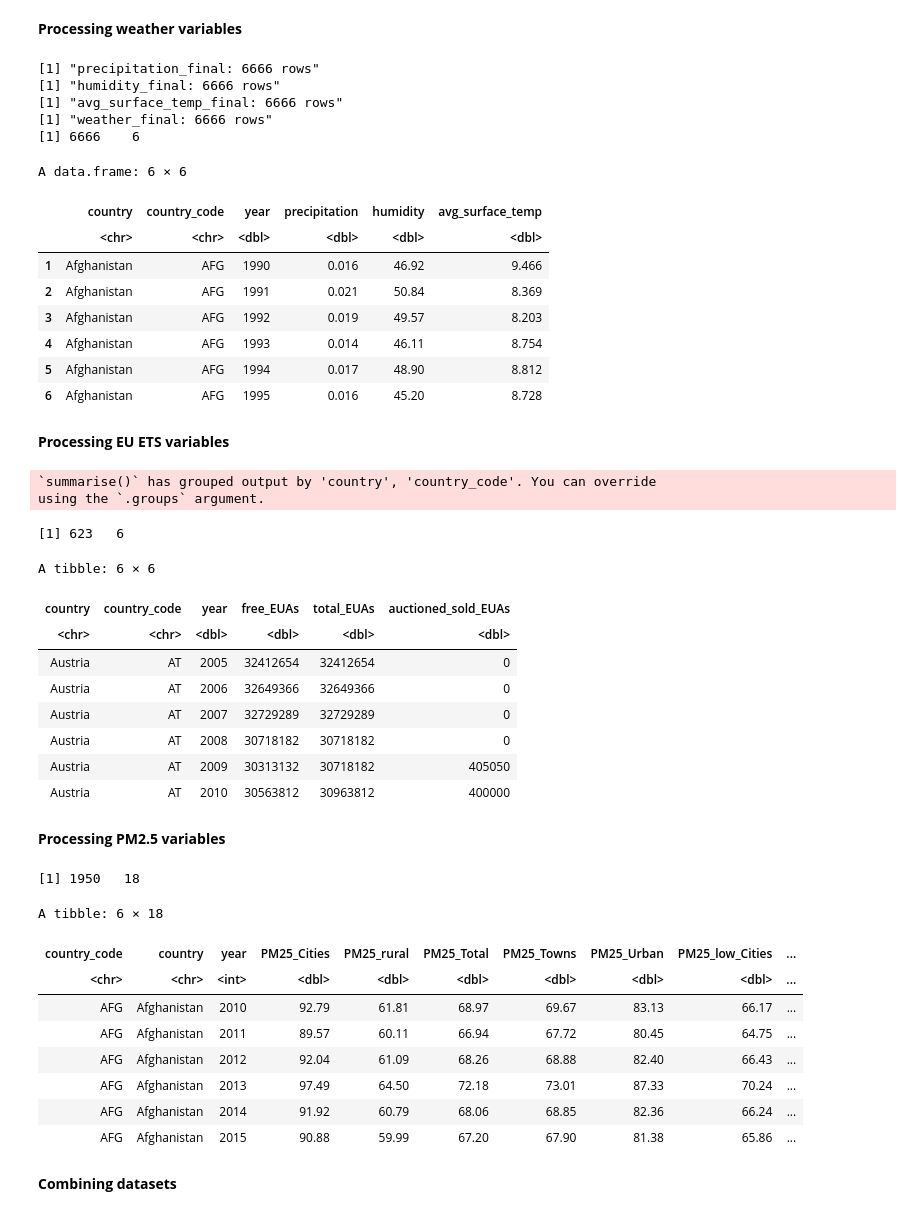
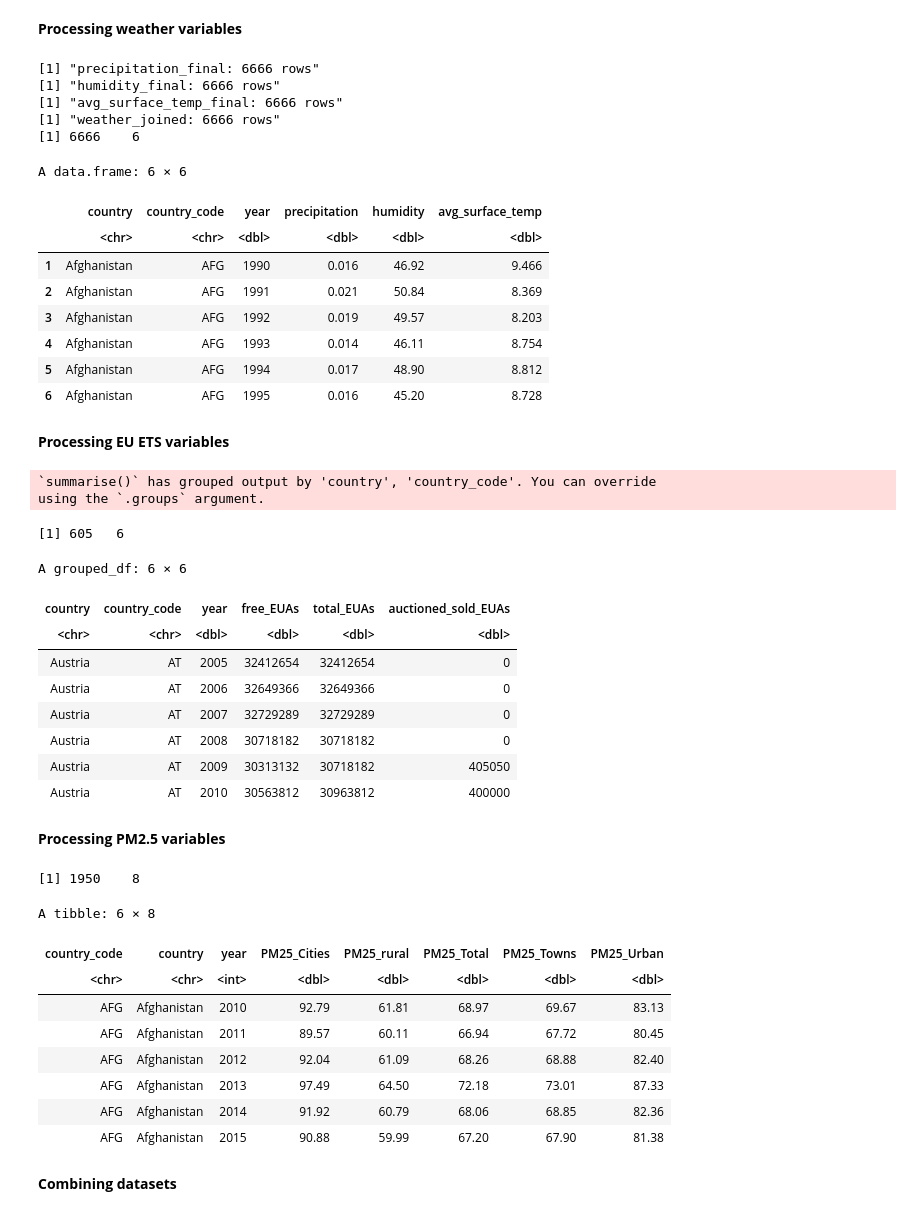
Before and after one commit to huseyinpolat-ds/UW_WNE_DSBA_Master_Thesis_437969, a Jupyter notebook: Thesis_EDA.ipynb, the cells around one changed output. Cells and saved outputs as stored; diff of their text form; code cells hidden in the pictures.

```diff
--- a/Thesis_EDA.ipynb
+++ b/Thesis_EDA.ipynb
@@ -72,19 +107,19 @@ precipitation_raw = read_csv("Data\\Weather\\GDL-Total-Yearly-Precipitation-data
 humidity_raw = read_csv("Data\\Weather\\GDL-Yearly-Average-Relative-Humidity-data.csv", col_types = cols())
 avg_surface_temp_raw = read_csv("Data\\Weather\\GDL-Yearly-Average-Surface-Temperature-(ºC)-data.csv", col_types = cols())
 # Common fuction to melt and clean weather datasets
-clean_weather_datasets <- function (all_indicators, measure) {
+clean_weather_datasets <- function (df, measure) {
     # Melt dataset to put years to rows
-    all_indicators_melted <- melt(all_indicators, id.vars = c("Country", "Continent", "ISO_Code", "Level", "GDLCODE", "Region"),
+    df_melted <- melt(df, id.vars = c("Country", "Continent", "ISO_Code", "Level", "GDLCODE", "Region"),
                     variable.name = "Year", value.name = "Value")
     # Convert the 'Value' column to numeric, coerce errors
-    all_indicators_melted[measure] <- as.numeric(all_indicators_melted$Value)
+    df_melted[measure] <- as.numeric(df_melted$Value)
     # Clean and convert the 'Year' column to numeric
-    all_indicators_melted$Year <- as.numeric(as.character(all_indicators_melted$Year))
+    df_melted$Year <- as.numeric(as.character(df_melted$Year))
     # Drop NAs
-    all_indicators_final <- na.omit(all_indicators_melted)
+    df_final <- na.omit(df_melted)
     # Drop unnecassary columns
     cols_to_drop <- c("Continent", "Level", "GDLCODE", "Region", "Value")
-    all_indicators_final <- df_final %>% select(-one_of(cols_to_drop))
+    df_final <- df_final %>% select(-one_of(cols_to_drop))
     # Rename columns
     df_final <- df_final %>%
         rename(!!!setNames(c("Country", "ISO_Code", "Year"), c("country", "country_code", "year")))
@@ -100,12 +135,26 @@ print(paste0("precipitation_final: " ,dim(precipitation_final)[1], " rows"))
 print(paste0("humidity_final: " ,dim(humidity_final)[1], " rows"))
 print(paste0("avg_surface_temp_final: " ,dim(avg_surface_temp_final)[1], " rows"))
 # Inner join precipitation, humidity and avg surface temperature datasets
-weather_final <- inner_join(precipitation_final, humidity_final, by = c("country", "country_code", "year")) %>%
+weather_joined <- inner_join(precipitation_final, humidity_final, by = c("country", "country_code", "year")) %>%
              inner_join(avg_surface_temp_final, by = c("country", "country_code", "year"))
 # Check dimensions after inner join
-print(paste0("weather_final: " ,dim(weather_final)[1], " rows"))
+print(paste0("weather_joined: " ,dim(weather_joined)[1], " rows"))
+# Remap country codes to right names and remove duplication on country names
+country_remap = c(
+  "REU" = "Réunion", # Country was France
+  "GUF" = "French Guiana", # Country was France
+  "MYT" = "Mayotte", # Country was France
+  "TWN" = "Taiwan", # Country was China
+  "Z06" = "Unknown1", # Country was Pakistan
+  "PRK" = "Unknown2" # Country was Pakistan
+)
+# Apply the country remap to the country column based on matches with country_code
+weather_joined_mapped <- weather_joined %>%
+  mutate(country = if_else(country_code %in% names(country_remap),
+                           country_remap[country_code],
+                           country))
 # Sort dataset
-weather_final <- weather_final %>% arrange(country, year)
+weather_final <- weather_joined_mapped %>% arrange(country, year)
 # Check dataset
 print(dim(weather_final))
 head(weather_final)
@@ -113,7 +162,7 @@ head(weather_final)
 [1] "precipitation_final: 6666 rows"
 [1] "humidity_final: 6666 rows"
 [1] "avg_surface_temp_final: 6666 rows"
-[1] "weather_final: 6666 rows"
+[1] "weather_joined: 6666 rows"
 [1] 6666    6
 A data.frame: 6 × 6
 |  | country | country_code | year | precipitation | humidity | avg_surface_temp |
@@ -175,7 +224,7 @@ eu_ets_wide$free_EUAs <- eu_ets_wide$free_EUAs + eu_ets_wide$free_correction_EUA
 eu_ets_wide$free_correction_EUAs <- NULL
 # Rename Northen Ireland to UK
 eu_ets_wide$country <- ifelse(eu_ets_wide$country %in% c("United Kingdom (excl. NI)", "Northern Ireland"), "United Kingdom", eu_ets_wide$country)
-eu_ets_wide$country_code <- ifelse(eu_ets_wide$country %in% c("United Kingdom (excl. NI)", "Northern Ireland"), "UK", eu_ets_wide$country_code)
+eu_ets_wide$country_code <- ifelse(eu_ets_wide$country == "United Kingdom", "UK", eu_ets_wide$country_code)
 # Aggregate Northen Ireland to UK
 eu_ets_final <- eu_ets_wide %>%
   group_by(country, country_code, year) %>%
@@ -185,15 +234,15 @@ eu_ets_final <- eu_ets_wide %>%
     auctioned_sold_EUAs = sum(auctioned_sold_EUAs)
   )
 # Sort dataset by country and year
-eu_ets_final <- eu_ets_wide %>% arrange(country, year)
+eu_ets_final <- eu_ets_final %>% arrange(country, year)
 # Check dataset
 print(dim(eu_ets_final))
 head(eu_ets_final)
 # %% [output]
 `summarise()` has grouped output by 'country', 'country_code'. You can override
 using the `.groups` argument.
-[1] 623   6
+[1] 605   6
-A tibble: 6 × 6
+A grouped_df: 6 × 6
 | country | country_code | year | free_EUAs | total_EUAs | auctioned_sold_EUAs |
 | <chr> | <chr> | <dbl> | <dbl> | <dbl> | <dbl> |
 | Austria | AT | 2005 | 32412654 | 32412654 | 0 |
@@ -207,35 +256,35 @@ A tibble: 6 × 6
 # %%
 # Read PM2.5 data from WHO
 pm25_raw = read.csv("Data\\WHO PM2.5\\SDG Indicator 11.6.2. Concentrations of PM2.5.csv")
 # Define the mapping of old names to new names for the whole dataset
-pm25_columns_old <- c("SpatialDimValueCode", "Location", "Period", "Dim1", "FactValueNumeric", "FactValueNumericLow", "FactValueNumericHigh")
-pm25_columns_new <- c("country_code", "country", "year", "residence_area", "PM25", "PM25_low", "PM25_high")
+pm25_columns_old <- c("SpatialDimValueCode", "Location", "Period", "Dim1", "FactValueNumeric")
+pm25_columns_new <- c("country_code", "country", "year", "residence_area", "PM25")
 # Drop unnecessary columns
 pm25_raw <- pm25_raw %>% select(pm25_columns_old)
 # Rename respective columns
 pm25_raw <- pm25_raw %>% rename(!!!setNames(pm25_columns_old,pm25_columns_new))
 # Convert to long format, also pulling residence area breakdown to columns
 pm25_long <- pm25_raw %>%
   pivot_wider(names_from = residence_area,
-              values_from = c(PM25, PM25_low, PM25_high),
+              values_from = c(PM25),
               names_glue = "{.value}_{residence_area}")
 # Sort dataset
 pm25_final <- pm25_long %>% arrange (country,year)
 # Check dataset
 print(dim(pm25_final))
 head(pm25_final)
 # pm25_long[(pm25_long$country_code == "DEU"),]
 # %% [output]
-[1] 1950   18
+[1] 1950    8
-A tibble: 6 × 18
+A tibble: 6 × 8
-| country_code | country | year | PM25_Cities | PM25_rural | PM25_Total | PM25_Towns | PM25_Urban | PM25_low_Cities | ... |
-| <chr> | <chr> | <int> | <dbl> | <dbl> | <dbl> | <dbl> | <dbl> | <dbl> | ... |
-| AFG | Afghanistan | 2010 | 92.79 | 61.81 | 68.97 | 69.67 | 83.13 | 66.17 | ... |
-| AFG | Afghanistan | 2011 | 89.57 | 60.11 | 66.94 | 67.72 | 80.45 | 64.75 | ... |
-| AFG | Afghanistan | 2012 | 92.04 | 61.09 | 68.26 | 68.88 | 82.40 | 66.43 | ... |
-| AFG | Afghanistan | 2013 | 97.49 | 64.50 | 72.18 | 73.01 | 87.33 | 70.24 | ... |
-| AFG | Afghanistan | 2014 | 91.92 | 60.79 | 68.06 | 68.85 | 82.36 | 66.24 | ... |
-| AFG | Afghanistan | 2015 | 90.88 | 59.99 | 67.20 | 67.90 | 81.38 | 65.86 | ... |
+| country_code | country | year | PM25_Cities | PM25_rural | PM25_Total | PM25_Towns | PM25_Urban |
+| <chr> | <chr> | <int> | <dbl> | <dbl> | <dbl> | <dbl> | <dbl> |
+| AFG | Afghanistan | 2010 | 92.79 | 61.81 | 68.97 | 69.67 | 83.13 |
+| AFG | Afghanistan | 2011 | 89.57 | 60.11 | 66.94 | 67.72 | 80.45 |
+| AFG | Afghanistan | 2012 | 92.04 | 61.09 | 68.26 | 68.88 | 82.40 |
+| AFG | Afghanistan | 2013 | 97.49 | 64.50 | 72.18 | 73.01 | 87.33 |
+| AFG | Afghanistan | 2014 | 91.92 | 60.79 | 68.06 | 68.85 | 82.36 |
+| AFG | Afghanistan | 2015 | 90.88 | 59.99 | 67.20 | 67.90 | 81.38 |
 # %% [markdown]
 **Combining datasets**
 # %%
```
Also changed, not shown: parts of 28 cells of this notebook.
